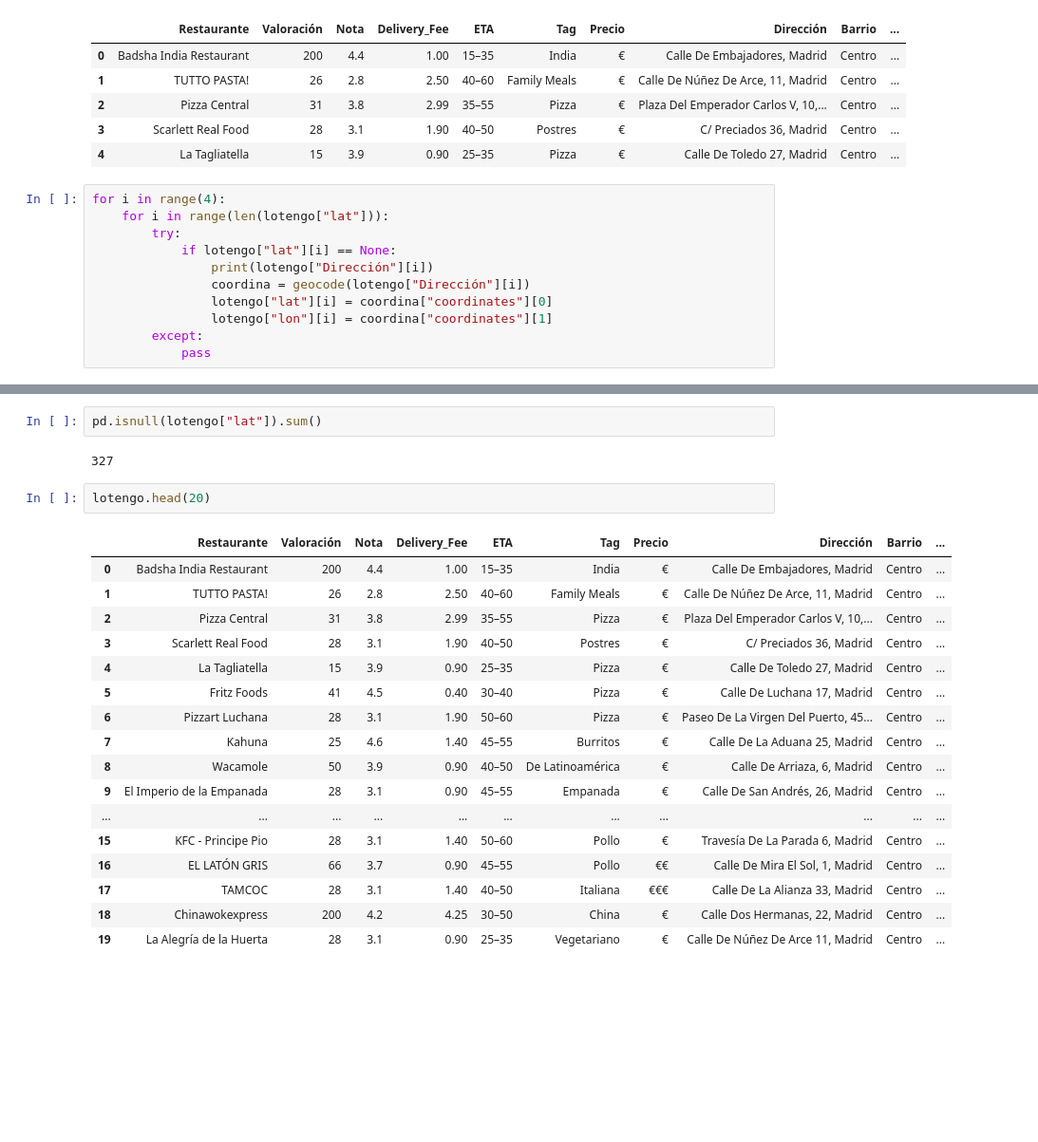
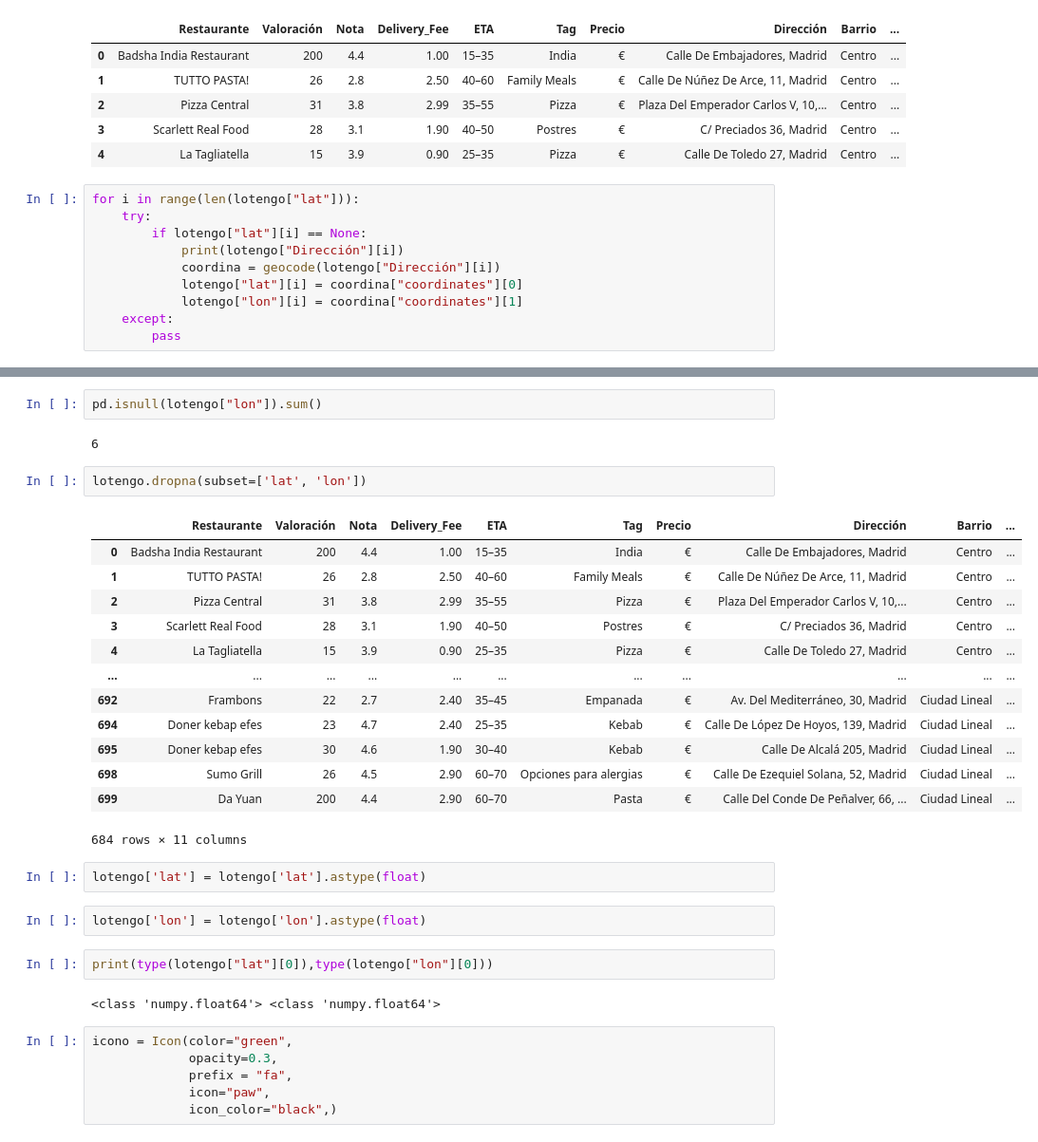
Before and after one commit to juanvpa/Proyecto-Final-Ironhack, a Jupyter notebook: Notebooks/4. UberEats Mapas.ipynb, the cells around one changed output, grey strips where cells are left out. Shown at 95% size. Saved outputs shown, nothing was run; the diff lists cells and outputs as text; blank space fills up the shorter version.

```diff
--- a/Notebooks/4. UberEats Mapas.ipynb
+++ b/Notebooks/4. UberEats Mapas.ipynb
@@ -232,13 +252,12 @@ lotengo.head(5)
 | 3 | Scarlett Real Food | 28 | 3.1 | 1.90 | 40–50 | Postres | € | C/ Preciados 36, Madrid | Centro | ... |
 | 4 | La Tagliatella | 15 | 3.9 | 0.90 | 25–35 | Pizza | € | Calle De Toledo 27, Madrid | Centro | ... |
 # %%
-for i in range(4):
-    for i in range(len(lotengo["lat"])):
-        try:
-            if lotengo["lat"][i] == None:
-                print(lotengo["Dirección"][i])
-                coordina = geocode(lotengo["Dirección"][i])
-                lotengo["lat"][i] = coordina["coordinates"][0]
-                lotengo["lon"][i] = coordina["coordinates"][1]
-        except:
-            pass
+for i in range(len(lotengo["lat"])):
+    try:
+        if lotengo["lat"][i] == None:
+            print(lotengo["Dirección"][i])
+            coordina = geocode(lotengo["Dirección"][i])
+            lotengo["lat"][i] = coordina["coordinates"][0]
+            lotengo["lon"][i] = coordina["coordinates"][1]
+    except:
+        pass
@@ -272,24 +264,34 @@ Calle De Galería De Vallehermoso 4,  Madrid
 # %%
-pd.isnull(lotengo["lat"]).sum()
+pd.isnull(lotengo["lon"]).sum()
 # %% [output]
-327
+6
-# %%
-lotengo.head(20)
-# %% [output]
-|  | Restaurante | Valoración | Nota | Delivery_Fee | ETA | Tag | Precio | Dirección | Barrio | ... |
-| 0 | Badsha India Restaurant | 200 | 4.4 | 1.00 | 15–35 | India | € | Calle De Embajadores, Madrid | Centro | ... |
-| 1 | TUTTO PASTA! | 26 | 2.8 | 2.50 | 40–60 | Family Meals | € | Calle De Núñez De Arce, 11, Madrid | Centro | ... |
-| 2 | Pizza Central | 31 | 3.8 | 2.99 | 35–55 | Pizza | € | Plaza Del Emperador Carlos V, 10,... | Centro | ... |
-| 3 | Scarlett Real Food | 28 | 3.1 | 1.90 | 40–50 | Postres | € | C/ Preciados 36, Madrid | Centro | ... |
-| 4 | La Tagliatella | 15 | 3.9 | 0.90 | 25–35 | Pizza | € | Calle De Toledo 27, Madrid | Centro | ... |
-| 5 | Fritz Foods | 41 | 4.5 | 0.40 | 30–40 | Pizza | € | Calle De Luchana 17, Madrid | Centro | ... |
-| 6 | Pizzart Luchana | 28 | 3.1 | 1.90 | 50–60 | Pizza | € | Paseo De La Virgen Del Puerto, 45... | Centro | ... |
-| 7 | Kahuna | 25 | 4.6 | 1.40 | 45–55 | Burritos | € | Calle De La Aduana 25, Madrid | Centro | ... |
-| 8 | Wacamole | 50 | 3.9 | 0.90 | 40–50 | De Latinoamérica | € | Calle De Arriaza, 6, Madrid | Centro | ... |
-| 9 | El Imperio de la Empanada | 28 | 3.1 | 0.90 | 45–55 | Empanada | € | Calle De San Andrés, 26, Madrid | Centro | ... |
-| ... | ... | ... | ... | ... | ... | ... | ... | ... | ... | ... |
-| 15 | KFC - Principe Pio | 28 | 3.1 | 1.40 | 50–60 | Pollo | € | Travesía De La Parada 6, Madrid | Centro | ... |
-| 16 | EL LATÓN GRIS | 66 | 3.7 | 0.90 | 45–55 | Pollo | €€ | Calle De Mira El Sol, 1, Madrid | Centro | ... |
-| 17 | TAMCOC | 28 | 3.1 | 1.40 | 40–50 | Italiana | €€€ | Calle De La Alianza 33, Madrid | Centro | ... |
-| 18 | Chinawokexpress | 200 | 4.2 | 4.25 | 30–50 | China | € | Calle Dos Hermanas, 22, Madrid | Centro | ... |
-| 19 | La Alegría de la Huerta | 28 | 3.1 | 0.90 | 25–35 | Vegetariano | € | Calle De Núñez De Arce 11, Madrid | Centro | ... |
+# %%
+lotengo.dropna(subset=['lat', 'lon'])
+# %% [output]
+|  | Restaurante | Valoración | Nota | Delivery_Fee | ETA | Tag | Precio | Dirección | Barrio | ... |
+| 0 | Badsha India Restaurant | 200 | 4.4 | 1.00 | 15–35 | India | € | Calle De Embajadores, Madrid | Centro | ... |
+| 1 | TUTTO PASTA! | 26 | 2.8 | 2.50 | 40–60 | Family Meals | € | Calle De Núñez De Arce, 11, Madrid | Centro | ... |
+| 2 | Pizza Central | 31 | 3.8 | 2.99 | 35–55 | Pizza | € | Plaza Del Emperador Carlos V, 10,... | Centro | ... |
+| 3 | Scarlett Real Food | 28 | 3.1 | 1.90 | 40–50 | Postres | € | C/ Preciados 36, Madrid | Centro | ... |
+| 4 | La Tagliatella | 15 | 3.9 | 0.90 | 25–35 | Pizza | € | Calle De Toledo 27, Madrid | Centro | ... |
+| ... | ... | ... | ... | ... | ... | ... | ... | ... | ... | ... |
+| 692 | Frambons | 22 | 2.7 | 2.40 | 35–45 | Empanada | € | Av. Del Mediterráneo, 30, Madrid | Ciudad Lineal | ... |
+| 694 | Doner kebap efes | 23 | 4.7 | 2.40 | 25–35 | Kebab | € | Calle De López De Hoyos, 139, Madrid | Ciudad Lineal | ... |
+| 695 | Doner kebap efes | 30 | 4.6 | 1.90 | 30–40 | Kebab | € | Calle De Alcalá 205, Madrid | Ciudad Lineal | ... |
+| 698 | Sumo Grill | 26 | 4.5 | 2.90 | 60–70 | Opciones para alergias | € | Calle De Ezequiel Solana, 52, Madrid | Ciudad Lineal | ... |
+| 699 | Da Yuan | 200 | 4.4 | 2.90 | 60–70 | Pasta | € | Calle Del Conde De Peñalver, 66, ... | Ciudad Lineal | ... |
+684 rows × 11 columns
+# %%
+lotengo['lat'] = lotengo['lat'].astype(float)
+# %%
+lotengo['lon'] = lotengo['lon'].astype(float)
+# %%
+print(type(lotengo["lat"][0]),type(lotengo["lon"][0]))
+# %% [output]
+<class 'numpy.float64'> <class 'numpy.float64'>
+# %%
+icono = Icon(color="green",
+             opacity=0.3,
+             prefix = "fa",
+             icon="paw",
+             icon_color="black",)
```
Also changed, not shown: parts of 6 cells of this notebook, 1 other file.
